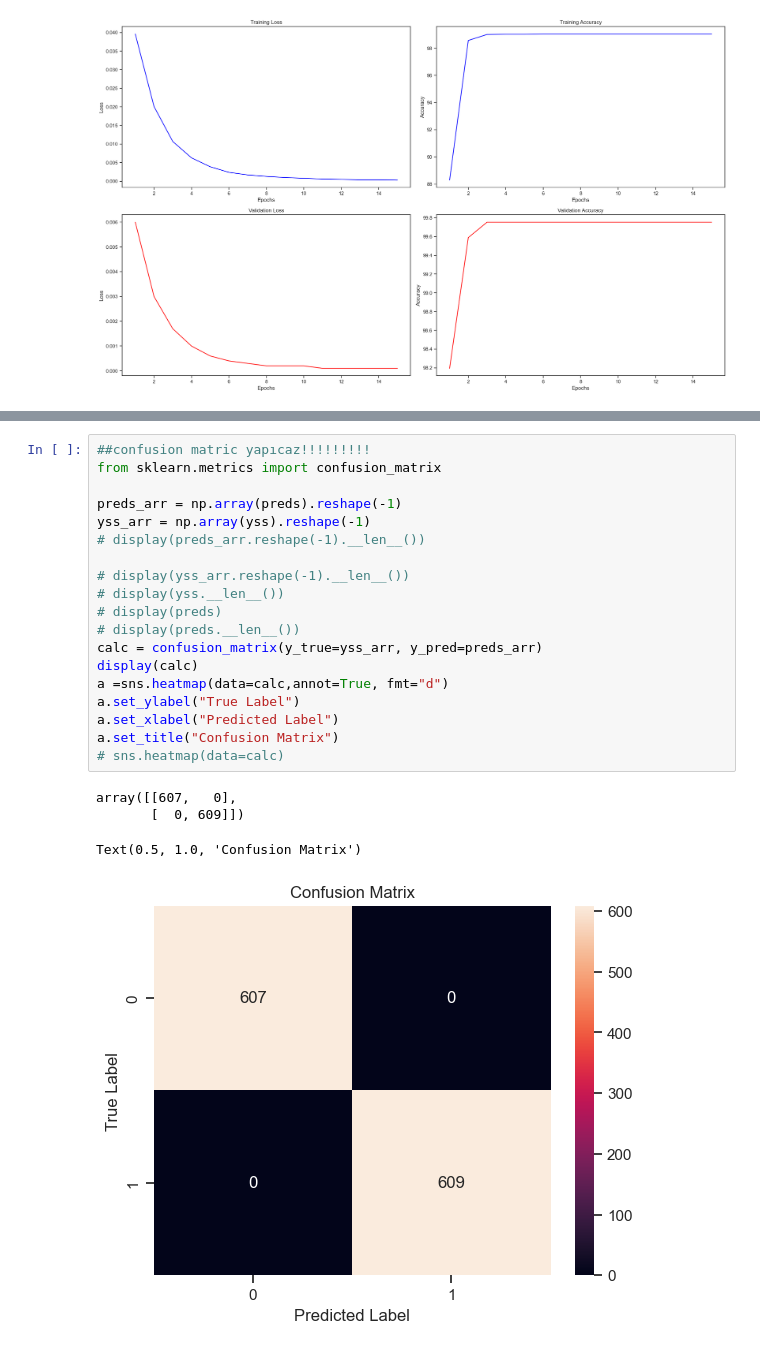
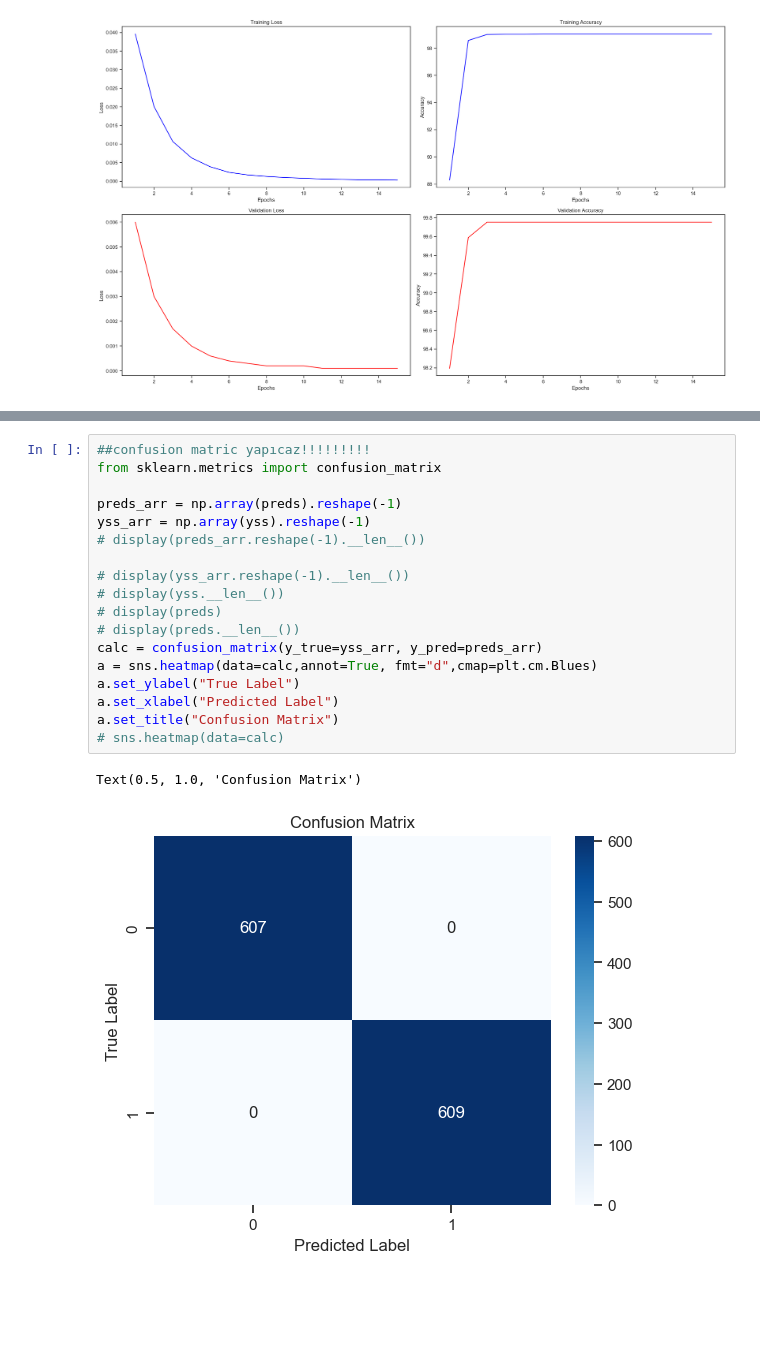
Before and after one commit to eren9677/CEN-451, a Jupyter notebook: mushroom.ipynb, the cells around one changed output, grey strips where cells are left out. Saved outputs shown, nothing was run; the diff lists cells and outputs as text; blank space fills up the shorter version.

```diff
--- a/mushroom.ipynb
+++ b/mushroom.ipynb
@@ -466,24 +466,21 @@ for col, a in enumerate(zip(mushroom_copy.columns,axs)):
 # %%
 ##confusion matric yapıcaz!!!!!!!!!
 from sklearn.metrics import confusion_matrix
 
 preds_arr = np.array(preds).reshape(-1)
 yss_arr = np.array(yss).reshape(-1)
 # display(preds_arr.reshape(-1).__len__())
 
 # display(yss_arr.reshape(-1).__len__())
 # display(yss.__len__())
 # display(preds)
 # display(preds.__len__())
 calc = confusion_matrix(y_true=yss_arr, y_pred=preds_arr)
-display(calc)
-a =sns.heatmap(data=calc,annot=True, fmt="d")
+a = sns.heatmap(data=calc,annot=True, fmt="d",cmap=plt.cm.Blues)
 a.set_ylabel("True Label")
 a.set_xlabel("Predicted Label")
 a.set_title("Confusion Matrix")
 # sns.heatmap(data=calc)
 # %% [output]
-array([[607,   0],
-       [  0, 609]])
+Text(0.5, 1.0, 'Confusion Matrix')
-Text(0.5, 1.0, 'Confusion Matrix')
-[figure, old version]
+[figure, new version]
```
Also changed, not shown: parts of 3 cells of this notebook.
